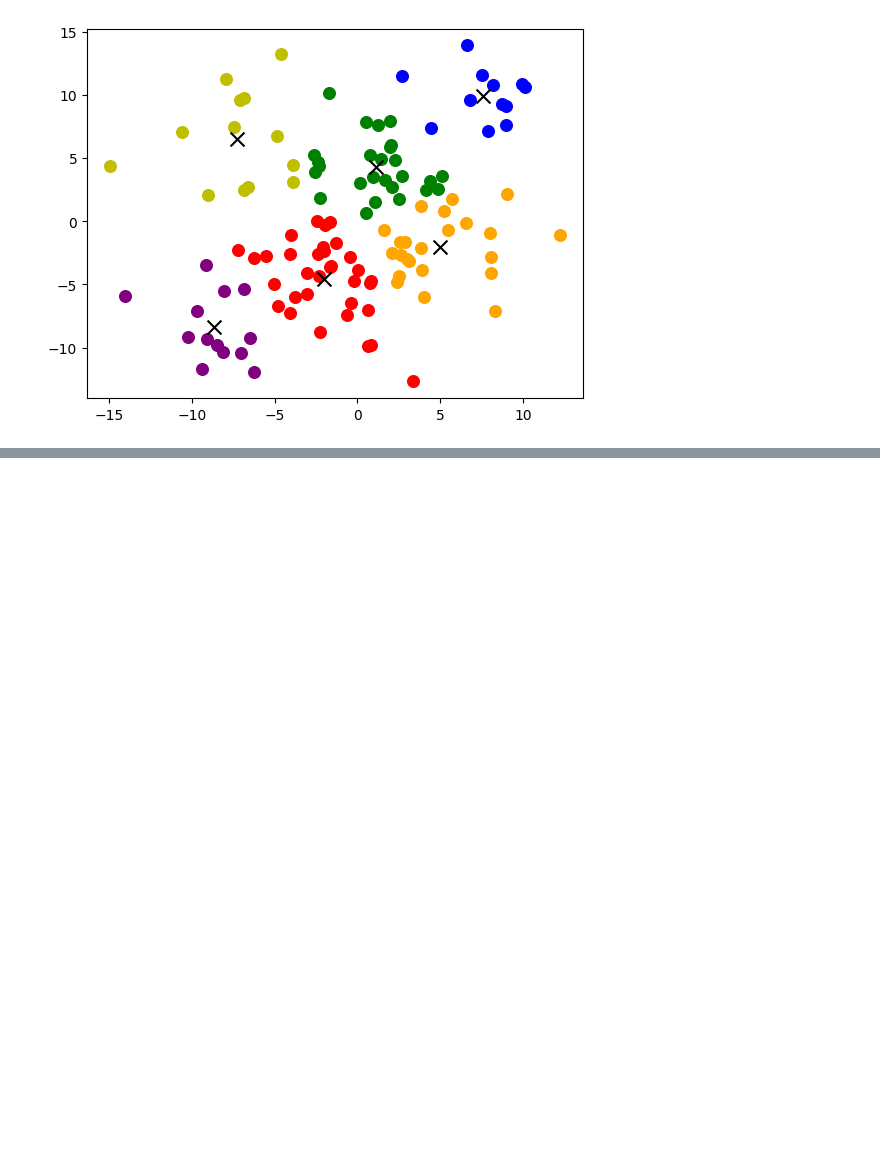
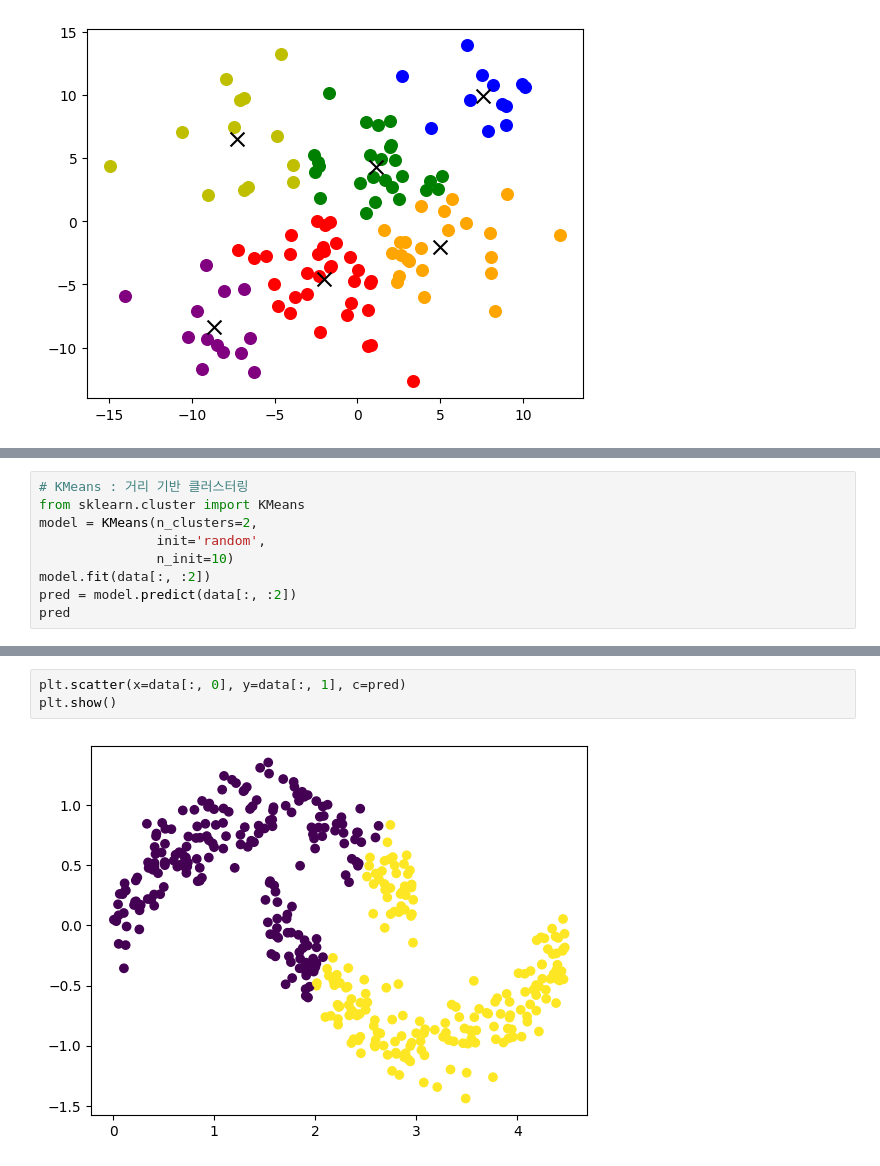
Before and after one commit to Harutoshi87/KI, a Jupyter notebook: source/09_MachineLearning/ch2_군집분석.ipynb, the cells around one changed output, grey strips where cells are left out. Drawn from its saved outputs; the diff is of its cells as text; blank space fills up the shorter version.

```diff
--- a/source/09_MachineLearning/ch2_군집분석.ipynb
+++ b/source/09_MachineLearning/ch2_군집분석.ipynb
@@ -411,0 +561,9 @@ plt.show()
+# %%
+# KMeans : 거리 기반 클러스터링
+from sklearn.cluster import KMeans
+model = KMeans(n_clusters=2,
+               init='random',
+               n_init=10)
+model.fit(data[:, :2])
+pred = model.predict(data[:, :2])
+pred
@@ -411,0 +590,5 @@ plt.show()
+# %%
+plt.scatter(x=data[:, 0], y=data[:, 1], c=pred)
+plt.show()
+# %% [output]
+[figure, added]
```
Also changed, not shown: parts of 49 cells of this notebook, 2 other files.
